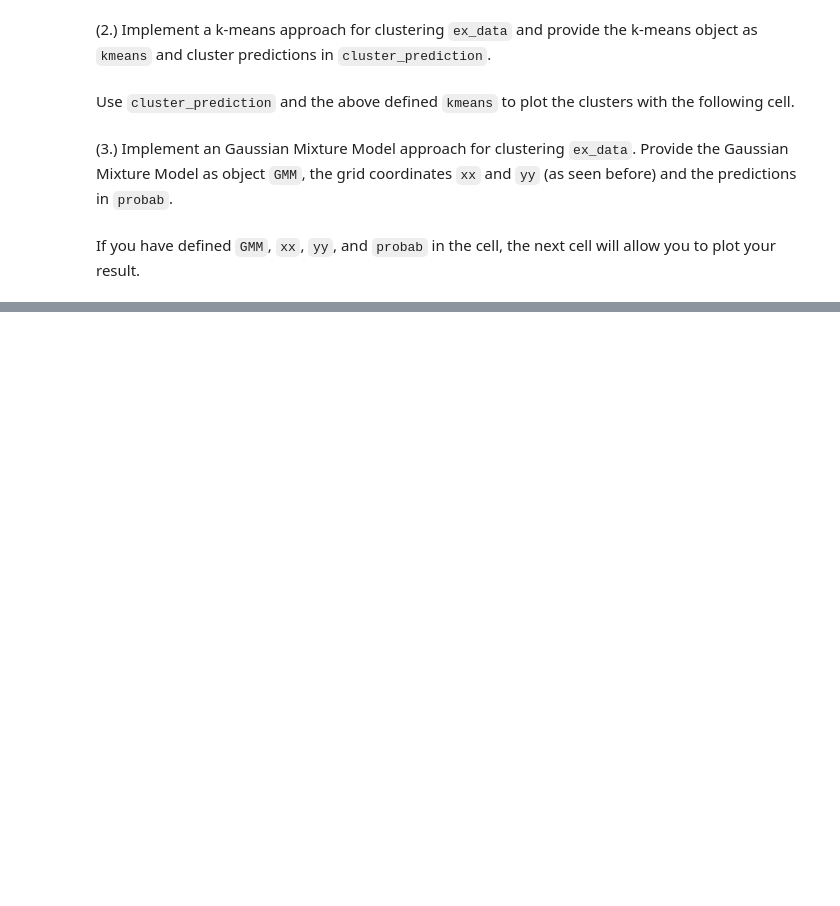
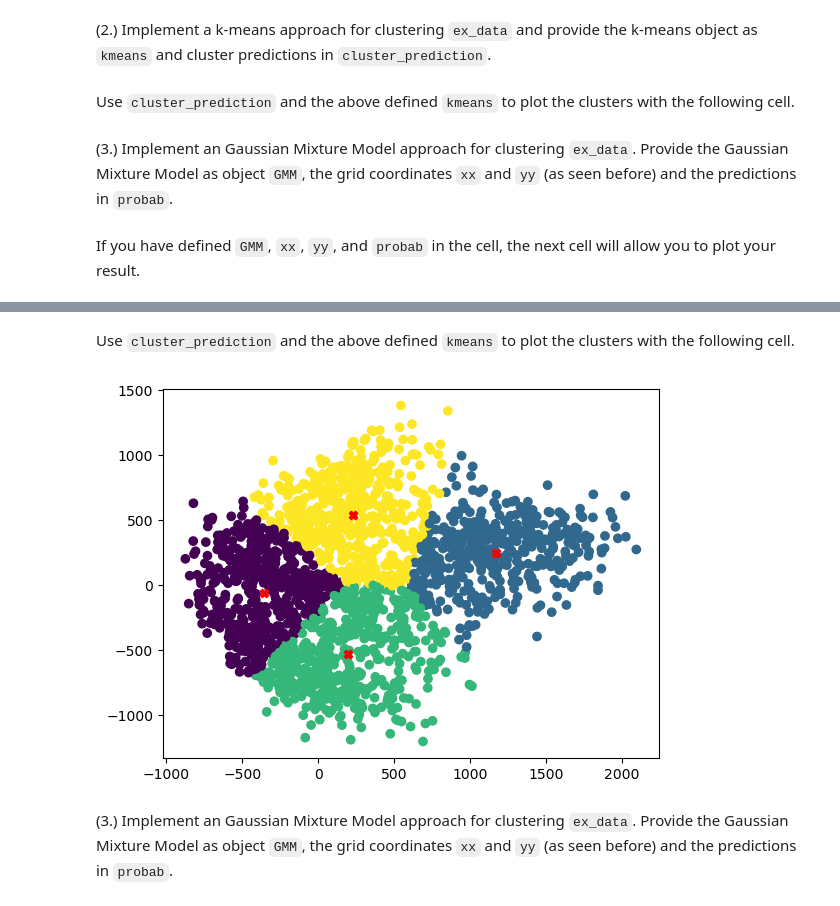
Before and after one commit to samarinm/APML, a Jupyter notebook: Notebooks/3-Dim_Reduction_Clustering.ipynb, the cells around one changed output, grey strips where cells are left out. Saved outputs shown, nothing was run; the diff lists cells and outputs as text; code cells hidden in the pictures; blank space fills up the shorter version.

````diff
--- a/Notebooks/3-Dim_Reduction_Clustering.ipynb
+++ b/Notebooks/3-Dim_Reduction_Clustering.ipynb
@@ -466,0 +546,22 @@ plt.show()
+# %%
+from sklearn.cluster import KMeans
+
+k = 4
+
+kmeans = KMeans(n_clusters=k, random_state=123)
+kmeans.fit(ex_data)
+
+cluster_prediction = kmeans.predict(ex_data)
+# %% [markdown]
+Use ```cluster_prediction``` and the above defined ```kmeans``` to plot
+the clusters with the following cell.
+# %%
+plt.scatter(ex_data[:,0], ex_data[:,1], c=cluster_prediction)
+plt.scatter(kmeans.cluster_centers_[:,0], kmeans.cluster_centers_[:,1], marker='X', c='red')
+plt.show()
+# %% [output]
+[figure, added]
+# %% [markdown]
+(3.) Implement an Gaussian Mixture Model approach for clustering ```ex_data```. Provide the
+Gaussian Mixture Model as object ```GMM```, the grid coordinates ```xx``` and ```yy``` (as seen before)
+and the predictions in ```probab```.
````
Also changed, not shown: parts of 23 cells of this notebook, 1 other file.
